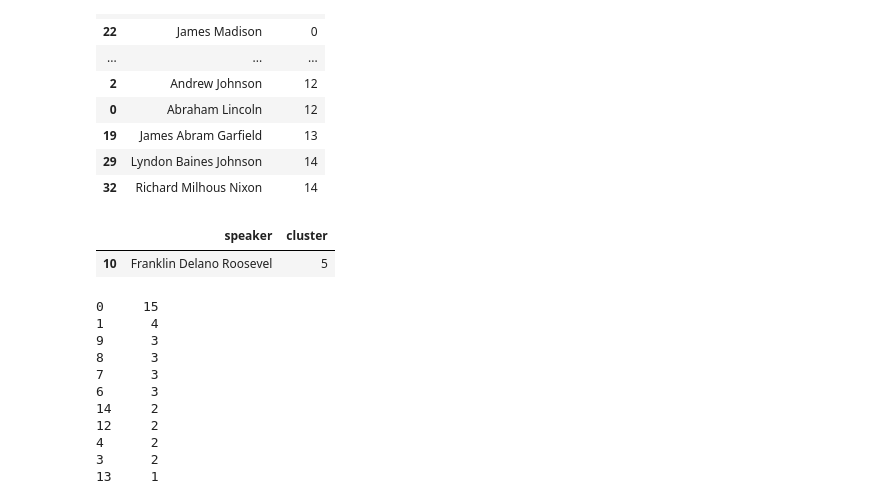
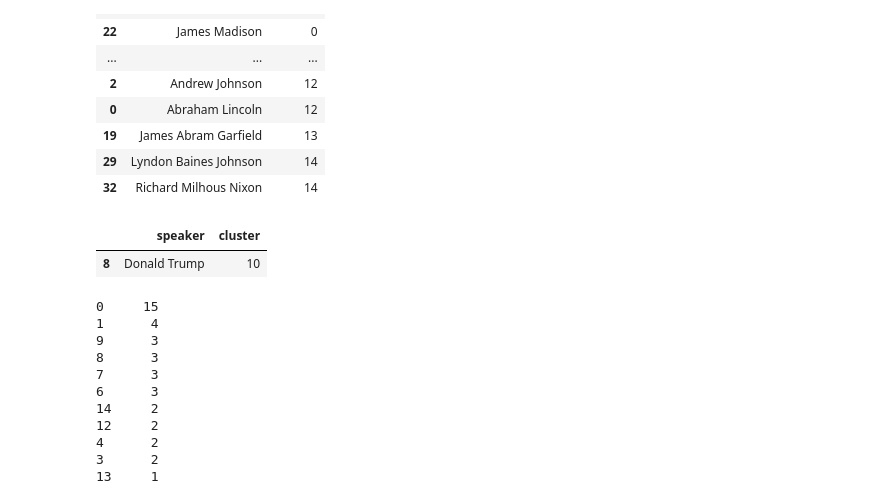
Before and after one commit to JakeTheWise/socialitics, a Jupyter notebook: proj2/Social Media Assignment 2.ipynb, the cells around one changed output. Drawn from its saved outputs; the diff is of its cells as text; code cells hidden in the pictures.

```diff
--- a/proj2/Social Media Assignment 2.ipynb
+++ b/proj2/Social Media Assignment 2.ipynb
@@ -167,10 +167,10 @@ kmeans_clusters.sort_values(['cluster'])
 | 32 | Richard Milhous Nixon | 14 |
 # %%
 #trump is alone in his cluser
-kmeans_clusters[kmeans_clusters['cluster'] == 5]
+kmeans_clusters[kmeans_clusters['cluster'] == 10]
 # %% [output]
 |  | speaker | cluster |
-| 10 | Franklin Delano Roosevel | 5 |
+| 8 | Donald Trump | 10 |
 # %%
 #distribution of presidents per cluster
 kmeans_clusters['cluster'].value_counts()
```
Also changed, not shown: parts of 3 cells of this notebook.
